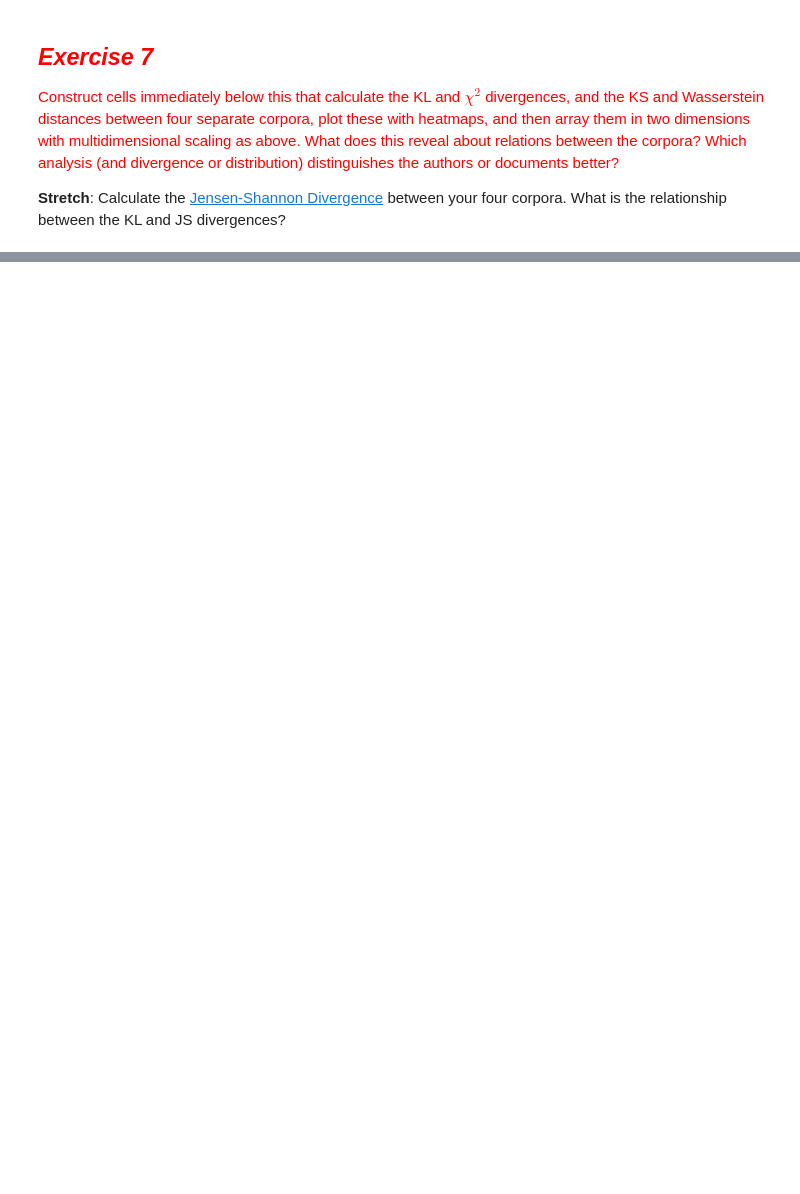
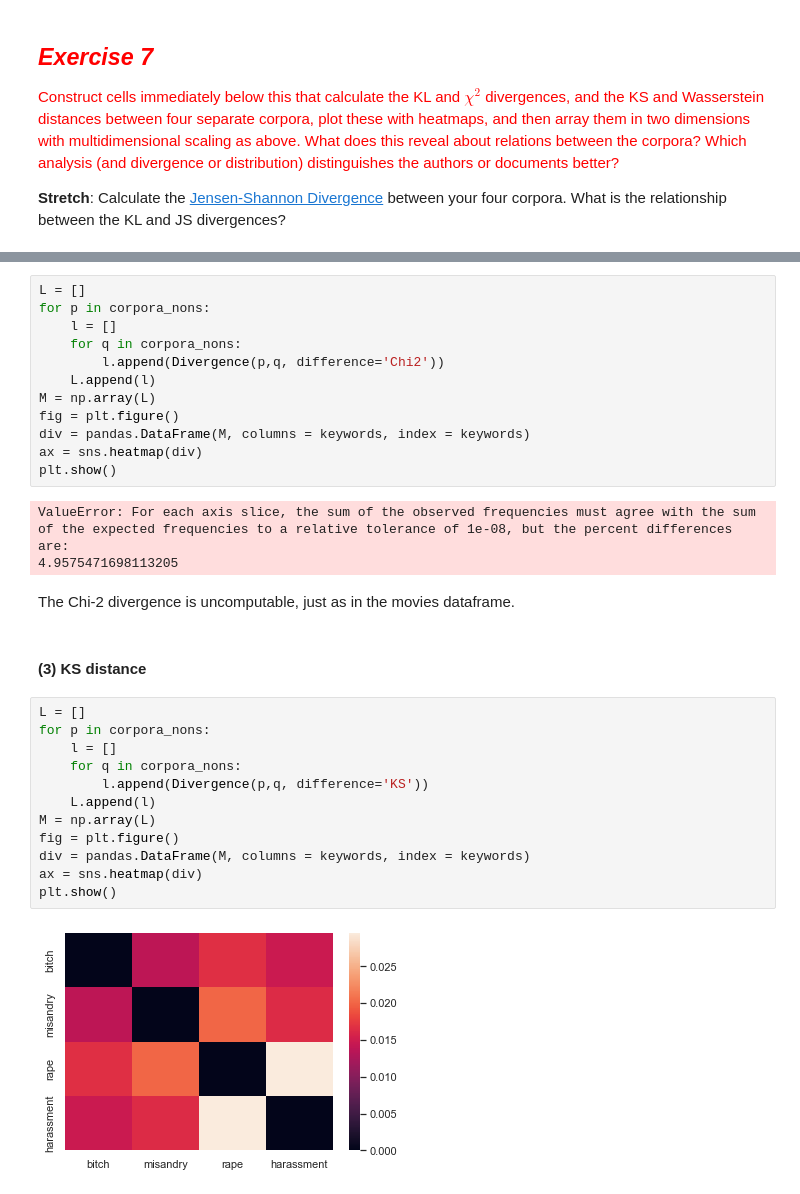
Before and after one commit to Qiuyu-Li/soci40133, a Jupyter notebook: 2-Computational-Linguistics.ipynb, the cells around one changed output, grey strips where cells are left out. Cells and saved outputs as stored; diff of their text form; blank space fills up the shorter version.

```diff
--- a/2-Computational-Linguistics.ipynb
+++ b/2-Computational-Linguistics.ipynb
@@ -2652,0 +2928,33 @@ What are "The Passionate Pilgrim" and "The Phoenix and the Turtle"? Little known
+# %%
+L = []
+for p in corpora_nons:
+    l = []
+    for q in corpora_nons:
+        l.append(Divergence(p,q, difference='Chi2'))
+    L.append(l)
+M = np.array(L)
+fig = plt.figure()
+div = pandas.DataFrame(M, columns = keywords, index = keywords)
+ax = sns.heatmap(div)
+plt.show()
+# %% [output]
+ValueError: For each axis slice, the sum of the observed frequencies must agree with the sum of the expected frequencies to a relative tolerance of 1e-08, but the percent differences are:
+4.9575471698113205
+# %% [markdown]
+The Chi-2 divergence is uncomputable, just as in the movies dataframe.
+# %% [markdown]
+#### (3) KS distance
+# %%
+L = []
+for p in corpora_nons:
+    l = []
+    for q in corpora_nons:
+        l.append(Divergence(p,q, difference='KS'))
+    L.append(l)
+M = np.array(L)
+fig = plt.figure()
+div = pandas.DataFrame(M, columns = keywords, index = keywords)
+ax = sns.heatmap(div)
+plt.show()
+# %% [output]
+[figure, added]
```
Also changed, not shown: parts of 67 cells of this notebook, 2 other files.
